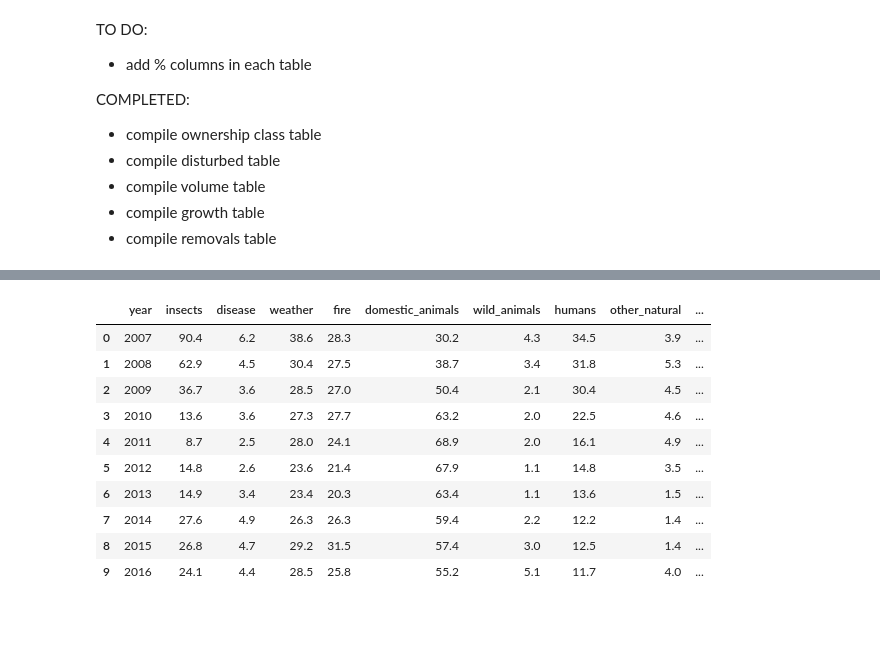
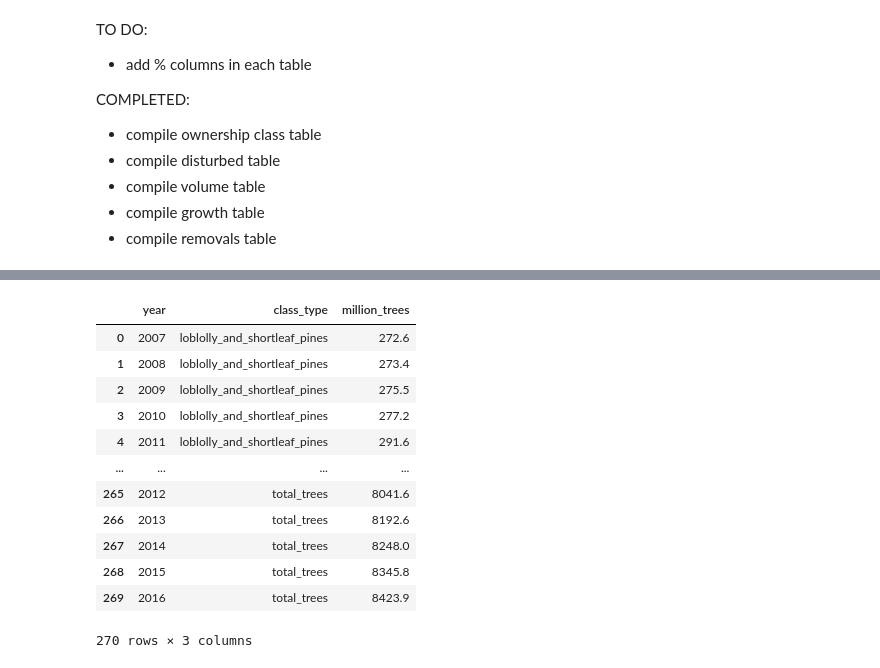
Before and after one commit to danileahacker/NSS-Capstone-Dani-Hacker, a Jupyter notebook: scripts/forests_cleaning.ipynb, the cells around one changed output, grey strips where cells are left out. Drawn from its saved outputs; the diff is of its cells as text; code cells hidden in the pictures; blank space fills up the shorter version.

```diff
--- a/scripts/forests_cleaning.ipynb
+++ b/scripts/forests_cleaning.ipynb
@@ -395,19 +390,14 @@ disturbed['perc_wild_animals'] = round(disturbed.wild_animals/disturbed.total_di
 disturbed['perc_humans'] = round(disturbed.humans/disturbed.total_disturbed*100, 2)
 disturbed['perc_other_natural'] = round(disturbed.other_natural/disturbed.total_disturbed*100, 2)
 
-disturbed
+# fixing format
+disturbed_sub = pd.melt(disturbed, id_vars='year', value_vars=['insects', 'disease', 'weather', 'fire', 'domestic_animals', 'wild_animals', 'humans', 'other_natural', 'total_disturbed'])
+disturbed_sub.columns = ['year', 'class_type', 'thousand_acres']
+disturbed_perc = disturbed.drop(columns=['insects', 'disease', 'weather', 'fire', 'domestic_animals', 'wild_animals', 'humans', 'other_natural', 'total_disturbed'])
+disturbed_perc.columns = ['year', 'insects', 'disease', 'weather', 'fire', 'domestic_animals', 'wild_animals', 'humans', 'other_natural']
+disturbed_perc = pd.melt(disturbed_perc, id_vars='year', value_vars=['year', 'insects', 'disease', 'weather', 'fire', 'domestic_animals', 'wild_animals', 'humans', 'other_natural'])
+disturbed_perc.columns = ['year', 'class_type', 'perc_total_land']
+disturbed = pd.merge(disturbed_sub, disturbed_perc, on=['year', 'class_type'], how='outer')
-# %% [output]
-|  | year | insects | disease | weather | fire | domestic_animals | wild_animals | humans | other_natural | ... |
-| 0 | 2007 | 90.4 | 6.2 | 38.6 | 28.3 | 30.2 | 4.3 | 34.5 | 3.9 | ... |
-| 1 | 2008 | 62.9 | 4.5 | 30.4 | 27.5 | 38.7 | 3.4 | 31.8 | 5.3 | ... |
-| 2 | 2009 | 36.7 | 3.6 | 28.5 | 27.0 | 50.4 | 2.1 | 30.4 | 4.5 | ... |
-| 3 | 2010 | 13.6 | 3.6 | 27.3 | 27.7 | 63.2 | 2.0 | 22.5 | 4.6 | ... |
-| 4 | 2011 | 8.7 | 2.5 | 28.0 | 24.1 | 68.9 | 2.0 | 16.1 | 4.9 | ... |
-| 5 | 2012 | 14.8 | 2.6 | 23.6 | 21.4 | 67.9 | 1.1 | 14.8 | 3.5 | ... |
-| 6 | 2013 | 14.9 | 3.4 | 23.4 | 20.3 | 63.4 | 1.1 | 13.6 | 1.5 | ... |
-| 7 | 2014 | 27.6 | 4.9 | 26.3 | 26.3 | 59.4 | 2.2 | 12.2 | 1.4 | ... |
-| 8 | 2015 | 26.8 | 4.7 | 29.2 | 31.5 | 57.4 | 3.0 | 12.5 | 1.4 | ... |
-| 9 | 2016 | 24.1 | 4.4 | 28.5 | 25.8 | 55.2 | 5.1 | 11.7 | 4.0 | ... |
 # %%
 ## Table 10
 ## Land by Tree Species, in million trees
@@ -867,33 +857,53 @@ species = species.reset_index(drop=True)
 # changing data type to numeric
 species.loblolly_and_shortleaf_pines = pd.to_numeric(species.loblolly_and_shortleaf_pines)
 species.other_yellow_pines = pd.to_numeric(species.other_yellow_pines)
 species.eastern_white_and_red_pines = pd.to_numeric(species.eastern_white_and_red_pines)
 species.spruce_and_balsam_fir = pd.to_numeric(species.spruce_and_balsam_fir)
 species.eastern_hemlock = pd.to_numeric(species.eastern_hemlock)
 species.cypress = pd.to_numeric(species.cypress)
 species.other_eastern_softwoods = pd.to_numeric(species.other_eastern_softwoods)
 species.total_softwoods = pd.to_numeric(species.total_softwoods)
 species.select_white_oaks = pd.to_numeric(species.select_white_oaks)
 species.select_red_oaks = pd.to_numeric(species.select_red_oaks)
 species.other_white_oaks = pd.to_numeric(species.other_white_oaks)
 species.other_red_oaks = pd.to_numeric(species.other_red_oaks)
 species.hickory = pd.to_numeric(species.hickory)
 species.yellow_birch = pd.to_numeric(species.yellow_birch)
 species.hard_maple = pd.to_numeric(species.hard_maple)
 species.soft_maple = pd.to_numeric(species.soft_maple)
 species.beech = pd.to_numeric(species.beech)
 species.sweetgum = pd.to_numeric(species.sweetgum)
 species.tupelo_and_blackgum = pd.to_numeric(species.tupelo_and_blackgum)
 species.ash = pd.to_numeric(species.ash)
 species.cottonwood_and_aspen = pd.to_numeric(species.cottonwood_and_aspen)
 species.basswood = pd.to_numeric(species.basswood)
 species.yellow_poplar = pd.to_numeric(species.yellow_poplar)
 species.black_walnut = pd.to_numeric(species.black_walnut)
 species.other_eastern_soft_hardwoods = pd.to_numeric(species.other_eastern_soft_hardwoods)
 species.other_eastern_hard_hardwoods = pd.to_numeric(species.other_eastern_hard_hardwoods)
 species.eastern_noncommercial_hardwoods = pd.to_numeric(species.eastern_noncommercial_hardwoods)
 species.total_hardwoods = pd.to_numeric(species.total_hardwoods)
 species.total_trees = pd.to_numeric(species.total_trees)
+
+# fixing format
+species_sub = pd.melt(species, id_vars='year', value_vars=['loblolly_and_shortleaf_pines', 'other_yellow_pines', 'eastern_white_and_red_pines', 'spruce_and_balsam_fir', 'eastern_hemlock', 'cypress', 'other_eastern_softwoods', 'select_white_oaks', 'select_red_oaks', 'other_white_oaks', 'other_red_oaks', 'hickory', 'yellow_birch', 'hard_maple', 'soft_maple', 'beech', 'sweetgum', 'tupelo_and_blackgum', 'ash', 'cottonwood_and_aspen', 'basswood', 'yellow_poplar', 'black_walnut', 'other_eastern_soft_hardwoods', 'other_eastern_hard_hardwoods', 'eastern_noncommercial_hardwoods', 'total_trees'])
+species_sub.columns = ['year', 'class_type', 'million_trees']
+species = species_sub
+species
+# %% [output]
+|  | year | class_type | million_trees |
+| 0 | 2007 | loblolly_and_shortleaf_pines | 272.6 |
+| 1 | 2008 | loblolly_and_shortleaf_pines | 273.4 |
+| 2 | 2009 | loblolly_and_shortleaf_pines | 275.5 |
+| 3 | 2010 | loblolly_and_shortleaf_pines | 277.2 |
+| 4 | 2011 | loblolly_and_shortleaf_pines | 291.6 |
+| ... | ... | ... | ... |
+| 265 | 2012 | total_trees | 8041.6 |
+| 266 | 2013 | total_trees | 8192.6 |
+| 267 | 2014 | total_trees | 8248.0 |
+| 268 | 2015 | total_trees | 8345.8 |
+| 269 | 2016 | total_trees | 8423.9 |
+270 rows × 3 columns
 # %%
 ## Table 12
 ## Land by Volume Live Trees, in million cubic feet
```
Also changed, not shown: parts of 6 cells of this notebook, 6 other files.
